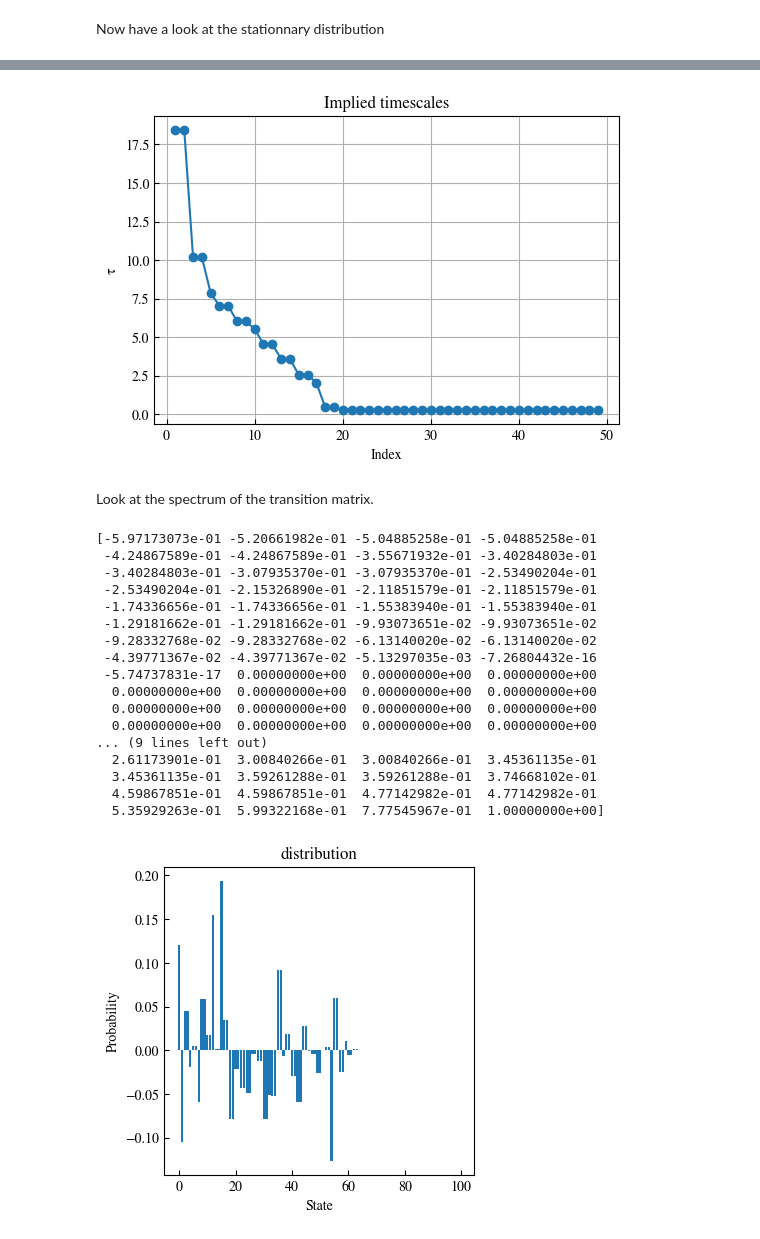
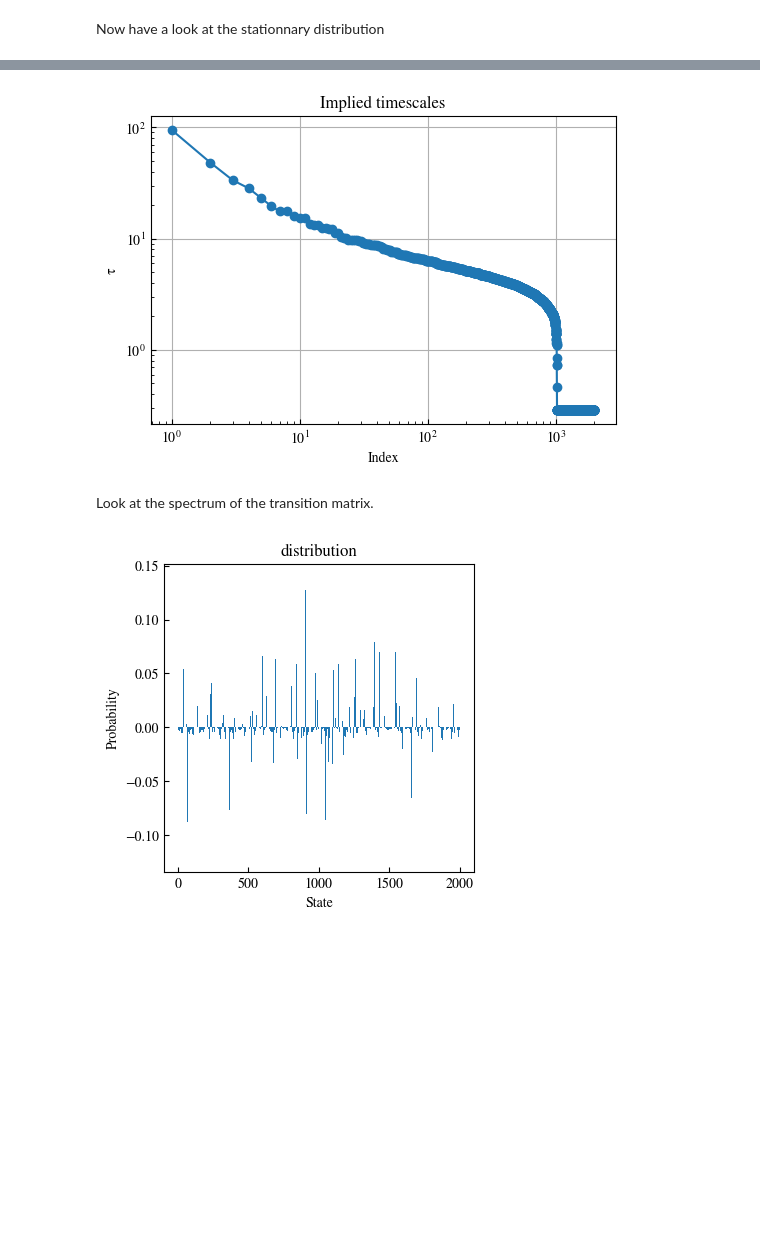
Before and after one commit to HugoLeRoy94/ClusterAnalysis, a Jupyter notebook: notebooks/copepods/03_markovian_analysis.ipynb, the cells around one changed output, grey strips where cells are left out. Cells and saved outputs as stored; diff of their text form; code cells hidden in the pictures; blank space fills up the shorter version.

```diff
--- a/notebooks/copepods/03_markovian_analysis.ipynb
+++ b/notebooks/copepods/03_markovian_analysis.ipynb
@@ -38,15 +39,11 @@ def extract_eigen_values(dict_in):
 # %%
 
 # Load the saved JSON
-with open("../data/processed/markov_summary.json", "r") as f:
+with open("../../data/copepods/processed/markov_summary.json", "r") as f:
     data = json.load(f)
 
-# Load the saved JSON
-with open("../data/processed/torsion_markov_summary.json", "r") as f:
-    data_tors = json.load(f)
 
 eigval_curves,tau_list = extract_eigen_values(data)
-eigval_curves_tors,tau_list_tors = extract_eigen_values(data_tors)
 # %%
 
 # Plot
@@ -73,8 +62,11 @@ ax[1].legend()
 First build the markov model associated with the clustering
 # %%
 # Paths to data from embed_and_cluster.py
-with open("../data/processed/embedding.pkl", "rb") as f:
+with open("../../data/copepods/processed/embedding.pkl", "rb") as f:
         emb = pickle.load(f)
+#with open("../../data/copepods/processed/markov.pkl", "rb") as f:
+#        mkv = pickle.load(f)
+
 
 print(f"Labels shape: {emb.labels}")
 print(f"Embedding shape: {emb.embedding_matrix.shape}")
@@ -83,0 +76,2 @@ Embedding shape: (2190, 981, 40)
+# %%
+mkv = Markov(emb,tau=10)
@@ -102,37 +101,21 @@ Shannon entropy rate: 1.7807 bits per step
 # %%
-ts = emb.implied_timescales(emb.P, lag=emb.tau)
+ts = mkv.implied_timescales(tau=mkv.tau)
 
 fig, ax = plt.subplots(figsize=(6, 4))
 plot_implied_timescales(ts, ax=ax)
+plt.yscale('log')
+plt.xscale('log')
 # %% [output]
-[figure, old version]
+[figure, new version]
 # %% [markdown]
 Look at the spectrum of the transition matrix.
 # %%
-eig_val,eig_vec = np.linalg.eig(emb.P)
-real_spectrum = np.real(eig_val)
-eig_vec = eig_vec[np.argsort(real_spectrum)]
-real_spectrum = real_spectrum[np.argsort(real_spectrum)]
-print(real_spectrum)
+mkv.compute_spectrum()
+P_sym = mkv.reversibilized_matrix()
+mkv.compute_tr_spectrum()
+
 fig,ax = plt.subplots(figsize=(4,4))
-plot_distribution(np.real(eig_vec[-2]),ax = ax)
+plot_distribution(mkv.tr_slow_mode,ax = ax)
 plt.show()
 # %% [output]
-[-5.97173073e-01 -5.20661982e-01 -5.04885258e-01 -5.04885258e-01
- -4.24867589e-01 -4.24867589e-01 -3.55671932e-01 -3.40284803e-01
- -3.40284803e-01 -3.07935370e-01 -3.07935370e-01 -2.53490204e-01
- -2.53490204e-01 -2.15326890e-01 -2.11851579e-01 -2.11851579e-01
- -1.74336656e-01 -1.74336656e-01 -1.55383940e-01 -1.55383940e-01
- -1.29181662e-01 -1.29181662e-01 -9.93073651e-02 -9.93073651e-02
- -9.28332768e-02 -9.28332768e-02 -6.13140020e-02 -6.13140020e-02
- -4.39771367e-02 -4.39771367e-02 -5.13297035e-03 -7.26804432e-16
- -5.74737831e-17  0.00000000e+00  0.00000000e+00  0.00000000e+00
-  0.00000000e+00  0.00000000e+00  0.00000000e+00  0.00000000e+00
-  0.00000000e+00  0.00000000e+00  0.00000000e+00  0.00000000e+00
-  0.00000000e+00  0.00000000e+00  0.00000000e+00  0.00000000e+00
-... (9 lines left out)
-  2.61173901e-01  3.00840266e-01  3.00840266e-01  3.45361135e-01
-  3.45361135e-01  3.59261288e-01  3.59261288e-01  3.74668102e-01
-  4.59867851e-01  4.59867851e-01  4.77142982e-01  4.77142982e-01
-  5.35929263e-01  5.99322168e-01  7.77545967e-01  1.00000000e+00]
-[figure, old version]
+[figure, new version]
```
Also changed, not shown: parts of 26 cells of this notebook, 3 other files.
